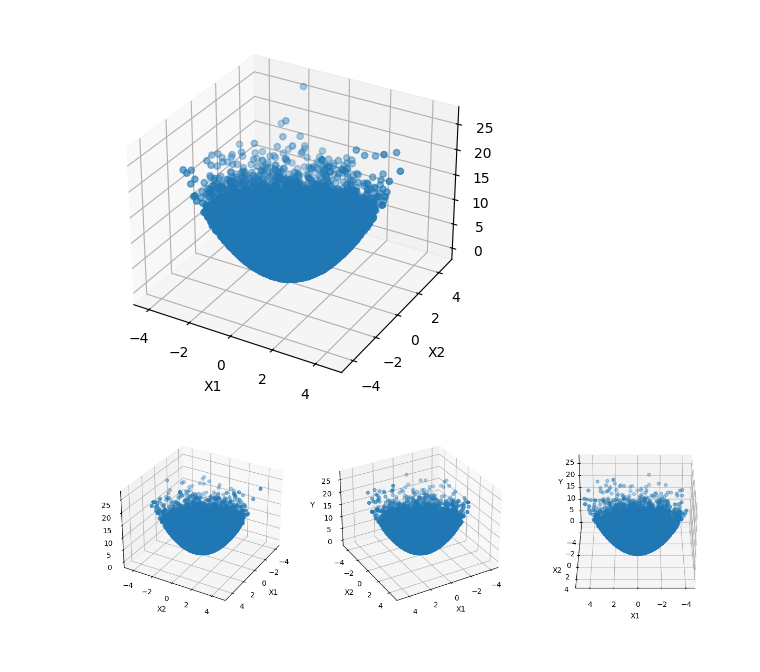
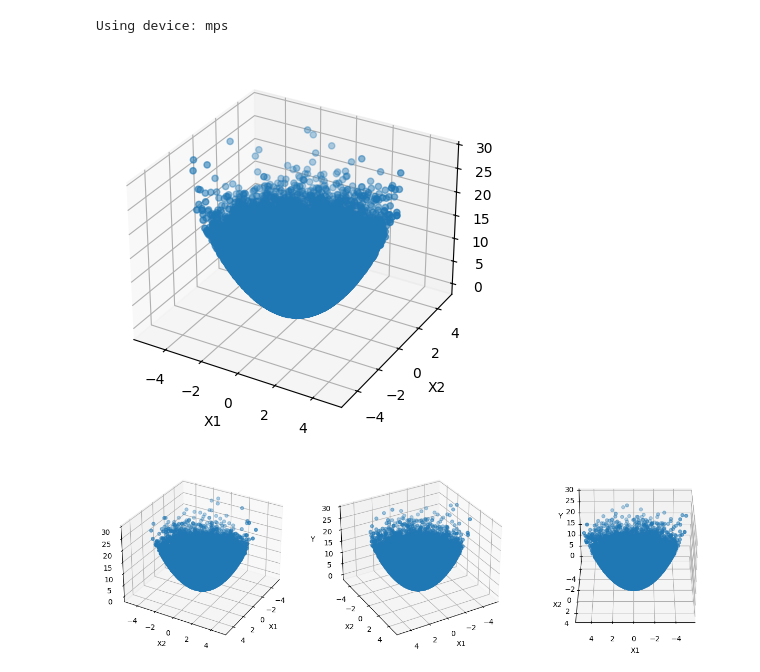
Before and after one commit to igomez10/nn, a Jupyter notebook: predict_deterministic_distribution.ipynb, the cells around one changed output. Drawn from its saved outputs; the diff is of its cells as text; code cells hidden in the pictures.

```diff
--- a/predict_deterministic_distribution.ipynb
+++ b/predict_deterministic_distribution.ipynb
@@ -6,44 +6,63 @@ import torch.nn as nn
 
 # generate nn data
 from torch.utils.data import DataLoader, TensorDataset
+
+device = torch.device("mps" if torch.backends.mps.is_available() else "cpu")
+print(f"Using device: {device}")
+# %% [output]
+Using device: mps
 # %%
 # generate some random data with surfaces in 3 dimensions.
 torch.manual_seed(0)
-x = torch.randn(100000, 3)
-y = x[:, 0] ** 2 + x[:, 1] ** 2 + x[:, 2] ** 2 + torch.randn(100000) * 0.1
+n = 1000000
+x = torch.randn(n, 3)
+y = x[:, 0] ** 2 + x[:, 1] ** 2 + x[:, 2] ** 2 + torch.randn(n) * 0.1
+
+# split the data into train and test sets
+train_size = int(0.8 * n)
+test_size = n - train_size
+train_x, test_x = torch.split(x, [train_size, test_size])
+train_y, test_y = torch.split(y, [train_size, test_size])
+
+# move data to device
+train_x, test_x = train_x.to(device), test_x.to(device)
+train_y, test_y = train_y.to(device), test_y.to(device)
 # %%
-# plot surfaces
+# plot surfaces (move to cpu for matplotlib)
 import matplotlib.pyplot as plt
+
+_tx = train_x.cpu()
+_ty = train_y.cpu()
 
 fig = plt.figure()
 ax = fig.add_subplot(111, projection="3d")
-ax.scatter(x[:, 0], x[:, 1], y)
+ax.scatter(_tx[:, 0], _tx[:, 1], _ty)
 ax.set_xlabel("X1")
 ax.set_ylabel("X2")
 ax.set_zlabel("Y")
 plt.show()
 # show 3 different views of the same surface
 fig = plt.figure(figsize=(15, 5))
 ax1 = fig.add_subplot(131, projection="3d")
-ax1.scatter(x[:, 0], x[:, 1], y)
+ax1.scatter(_tx[:, 0], _tx[:, 1], _ty)
 ax1.set_xlabel("X1")
 ax1.set_ylabel("X2")
 ax1.set_zlabel("Y")
 ax1.view_init(30, 30)
 ax2 = fig.add_subplot(132, projection="3d")
-ax2.scatter(x[:, 0], x[:, 1], y)
+ax2.scatter(_tx[:, 0], _tx[:, 1], _ty)
 ax2.set_xlabel("X1")
 ax2.set_ylabel("X2")
 ax2.set_zlabel("Y")
 ax2.view_init(30, 60)
 ax3 = fig.add_subplot(133, projection="3d")
-ax3.scatter(x[:, 0], x[:, 1], y)
+ax3.scatter(_tx[:, 0], _tx[:, 1], _ty)
 ax3.set_xlabel("X1")
 ax3.set_ylabel("X2")
 ax3.set_zlabel("Y")
 ax3.view_init(30, 90)
 plt.show()
 # %% [output]
-[figure, old version]
+[figure, new version]
-[figure, old version]
+[figure, new version]
 # %%
```
Also changed, not shown: parts of 3 cells of this notebook.
